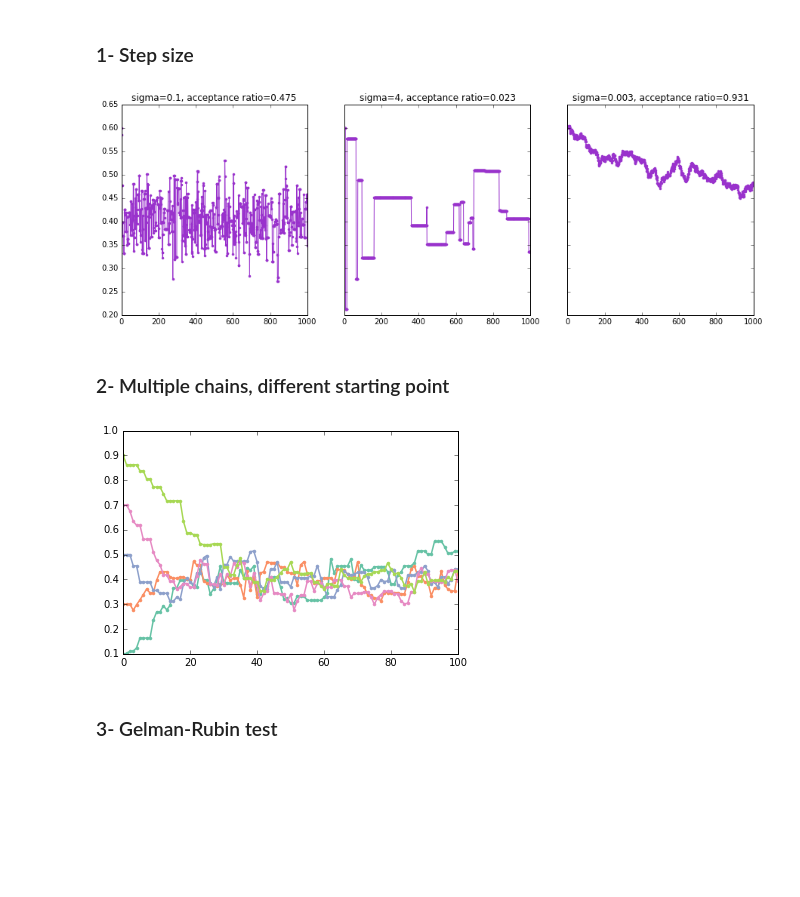
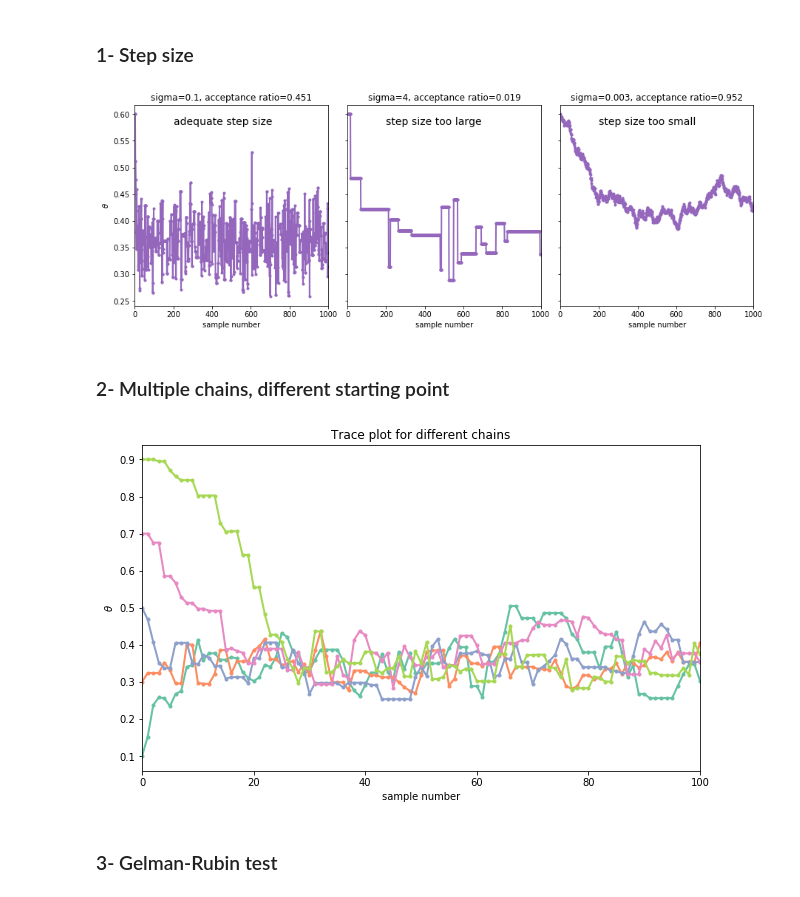
Before and after one commit to florent-leclercq/Bayes_InfoTheory, a Jupyter notebook: MCMC_MH.ipynb, the cells around one changed output. Cells and saved outputs as stored; diff of their text form; code cells hidden in the pictures; blank space fills up the shorter version.

```diff
--- a/MCMC_MH.ipynb
+++ b/MCMC_MH.ipynb
@@ -59,7 +69,7 @@ def MH_sampler(Ntries,theta_start,Ntrials,Nsuccesses,lh,prior,proposal_sigma):
     samples=np.zeros(Ntries+1)
     samples[0]=theta_start
     theta=theta_start
-    for i in xrange(Ntries):
+    for i in range(Ntries):
         theta_p = theta + proposal_pdf(proposal_sigma).rvs()
         # the Gaussian proposal pdf satisfies the detailed balance equation, so the
         # acceptance ratio simplifies to the Metropolis ratio
@@ -71,9 +81,9 @@ def MH_sampler(Ntries,theta_start,Ntrials,Nsuccesses,lh,prior,proposal_sigma):
         samples[i+1] = theta
     return Naccepted, samples
 # %%
-Ntries=10000
+Ntries1=10000
 Nburnin=1000
 proposal_sigma=0.1
 theta_start=0.6
-Naccepted, samples = MH_sampler(Ntries,theta_start,Ntrials,Nsuccesses,lh,prior,proposal_sigma)
-fraction_accepted=float(Naccepted)/Ntries
+Naccepted, samples = MH_sampler(Ntries1,theta_start,Ntrials,Nsuccesses,lh,prior,proposal_sigma)
+fraction_accepted=float(Naccepted)/Ntries1
@@ -117,33 +142,48 @@ fraction_accepted_3=float(Naccepted_3)/Ntries
 # %%
 f, (ax1, ax2, ax3) = plt.subplots(1, 3, sharey=True, figsize=(15,5))
-ax1.set_xlim(0,Ntries)
-ax1.plot(np.arange(Ntries+1),samples_1,marker='.',color='darkorchid')
+ax1.set_xlim(0,Ntries2)
+ax1.set_xlabel("sample number")
+ax1.set_ylabel("$\\theta$")
+ax1.plot(np.arange(Ntries2+1),samples_1,marker='.',color='C4')
 ax1.set_title("sigma={}, acceptance ratio={:.3f}".format(proposal_sigma_1,fraction_accepted_1))
-ax2.set_xlim(0,Ntries)
-ax2.plot(np.arange(Ntries+1),samples_2,marker='.',color='darkorchid')
+ax2.set_xlim(0,Ntries2)
+ax2.set_xlabel("sample number")
+ax2.plot(np.arange(Ntries2+1),samples_2,marker='.',color='C4')
 ax2.set_title("sigma={}, acceptance ratio={:.3f}".format(proposal_sigma_2,fraction_accepted_2))
-ax3.set_xlim(0,Ntries)
-ax3.plot(np.arange(Ntries+1),samples_3,marker='.',color='darkorchid')
+ax3.set_xlim(0,Ntries2)
+ax3.set_xlabel("sample number")
+ax3.plot(np.arange(Ntries2+1),samples_3,marker='.',color='C4')
 ax3.set_title("sigma={}, acceptance ratio={:.3f}".format(proposal_sigma_3,fraction_accepted_3))
+ymin, ymax = ax1.get_ylim()
+ax1.text(200,ymax-(ymax-ymin)/10., "adequate step size",fontsize=14)
+ax2.text(200,ymax-(ymax-ymin)/10., "step size too large",fontsize=14)
+ax3.text(200,ymax-(ymax-ymin)/10., "step size too small",fontsize=14)
+f.subplots_adjust(wspace=0.1)
 plt.show()
 # %% [output]
-[figure, old version]
+[figure, new version]
 # %% [markdown]
 ### 2- Multiple chains, different starting point
 # %%
-Ntries=100
+Ntries3=100
 proposal_sigma=0.05
+Nchains=5
 # %%
-chains = [MH_sampler(Ntries,theta_start,Ntrials,Nsuccesses,lh,prior,proposal_sigma)
-          for theta_start in np.arange(0.1,1.0,0.2)]
+# Run Nchains different chains starting at different positions in parameter space
+chains = [MH_sampler(Ntries3,theta_start,Ntrials,Nsuccesses,lh,prior,proposal_sigma)
+          for theta_start in np.linspace(0.1,0.9,Nchains)]
 # %%
-plt.rc('lines', linewidth=2.5)
-plt.rc('axes', prop_cycle=(cycler('color', [plt.cm.Set2(i) for i in np.linspace(0, 1., 8)])))
+fig, ax = plt.subplots(figsize=(10,6))
+ax.set_xlim(0,Ntries3)
+ax.set_xlabel("sample number")
+ax.set_ylabel("$\\theta$")
+ax.set_prop_cycle(cycler('color', [plt.cm.Set2(i) for i in np.linspace(0, 1., 8)]))
 for samples in chains:
-    plt.plot(np.arange(Ntries+1),samples[1],marker='.',linewidth=1.5)
+    ax.plot(np.arange(Ntries3+1),samples[1],marker='.')
+plt.title("Trace plot for different chains")
 plt.show()
 # %% [output]
-[figure, old version]
+[figure, new version]
 # %% [markdown]
 ### 3- Gelman-Rubin test
 # %% [markdown]
```
Also changed, not shown: parts of 17 cells of this notebook.
